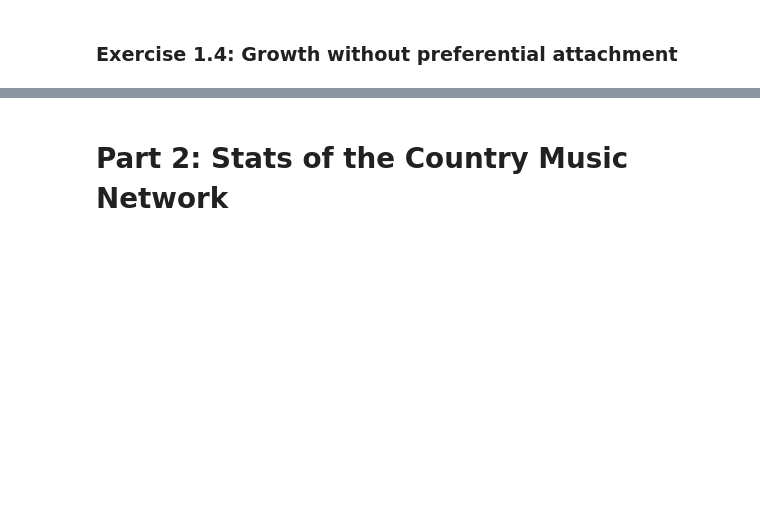
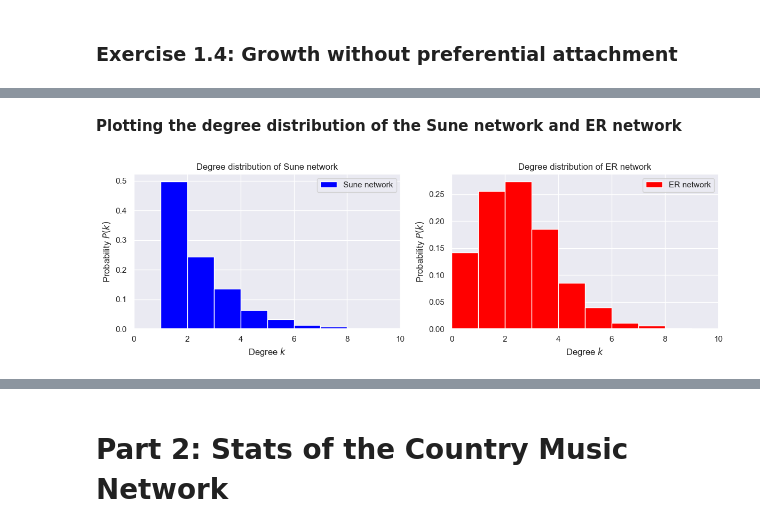
Before and after one commit to annaekner/social-graphs, a Jupyter notebook: Assignment 1/Assignment1.ipynb, the cells around one changed output, grey strips where cells are left out. Drawn from its saved outputs; the diff is of its cells as text; code cells hidden in the pictures; blank space fills up the shorter version.

```diff
--- a/Assignment 1/Assignment1.ipynb
+++ b/Assignment 1/Assignment1.ipynb
@@ -348,0 +327,4 @@ Log log plot to see if BA network is power-law distributed. If it is a straight
+# %%
+# Generate Sune network and ER network
+Sune = Sune_Network(N)
+ER = Erdos_Renyi(Sune)
@@ -348,0 +354,23 @@ Log log plot to see if BA network is power-law distributed. If it is a straight
+# %% [markdown]
+**Plotting the degree distribution of the Sune network and ER network**
+# %%
+# Degrees in each network
+Sune_degrees = [Sune.degree(n) for n in Sune.nodes()]
+ER_degrees = [ER.degree(n) for n in ER.nodes()]
+
+fig, ax = plt.subplots(1, 2, figsize = (12, 4))
+
+ax[0].hist(Sune_degrees, bins=range(max(Sune_degrees)+1), density = True, label = 'Sune network', color = 'blue')
+ax[0].set(xlabel = 'Degree $k$', ylabel = 'Probability $P(k)$', title = 'Degree distribution of Sune network')
+ax[0].set_xlim(0, 10)
+ax[0].legend()
+
+ax[1].hist(ER_degrees, bins=range(max(ER_degrees)+1), density = True, label = 'ER network', color = 'red')
+ax[1].set(xlabel = 'Degree $k$', ylabel = 'Probability $P(k)$', title = 'Degree distribution of ER network')
+ax[1].set_xlim(0, 10)
+ax[1].legend()
+
+plt.tight_layout()
+plt.show()
+# %% [output]
+[figure, added]
```
Also changed, not shown: parts of 18 cells of this notebook.
